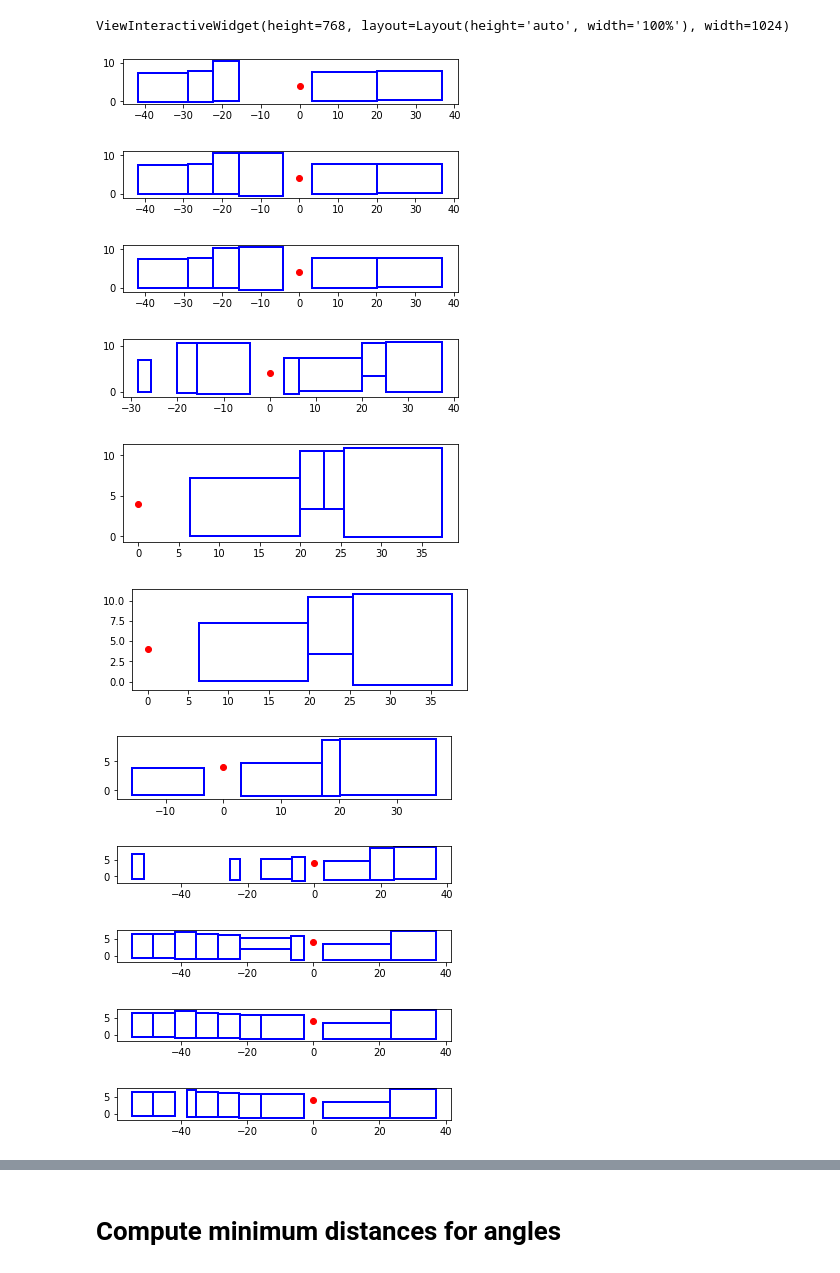
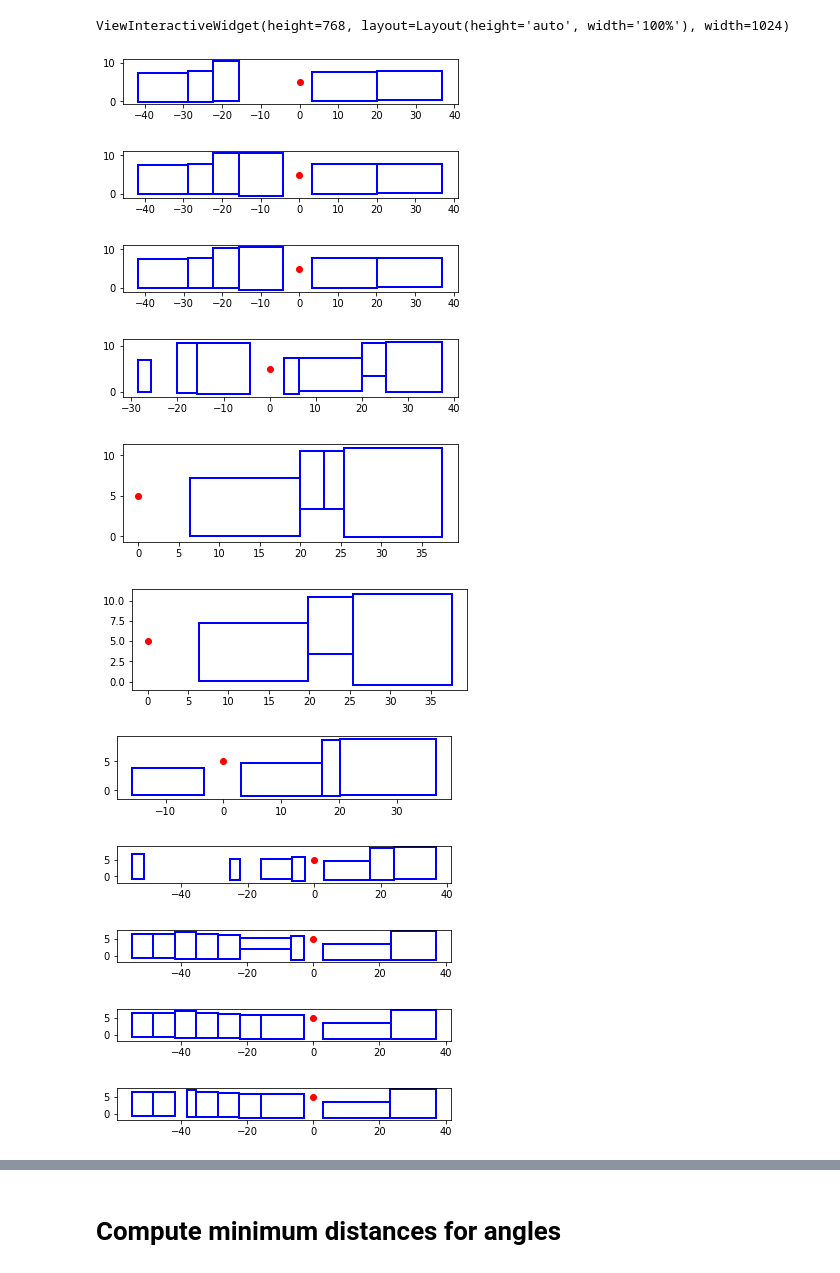
Before and after one commit to liberostelios/roads-storage, a Jupyter notebook: widths-ken.ipynb, the cells around one changed output, grey strips where cells are left out. Cells and saved outputs as stored; diff of their text form; code cells hidden in the pictures.

```diff
--- a/widths-ken.ipynb
+++ b/widths-ken.ipynb
@@ -229,28 +229,28 @@ p.show()
 ViewInteractiveWidget(height=768, layout=Layout(height='auto', width='100%'), width=1024)
 # %%
 figure = 1
-view_height = 4.0 # how high the viewpoint is
+view_height = 5.0 # how high the viewpoint is
 
 for road_id in list(roads)[50:51]: # nice example road
     for road_slice in roads[road_id]["slices_2d"]:
         plt.figure(figure)
         figure += 1
         for i in range(int(len(road_slice.lines)/3)):
             line_start = road_slice.points[road_slice.lines[3*i+1]]
             line_end = road_slice.points[road_slice.lines[3*i+2]]
             plt.plot([line_start[0], line_end[0]], [line_start[2], line_end[2]],
                      'b-', lw=2)
         plt.plot(0.0, view_height, 'ro')
         plt.axis('scaled')
         plt.show()
 # %% [output]
-[figure, old version]
+[figure, new version]
 [figure]
 [figure]
-[figure, old version]
+[figure, new version]
-[figure, old version]
+[figure, new version]
-[figure, old version]
+[figure, new version]
-[figure, old version]
+[figure, new version]
 [figure]
 [figure]
 [figure]
```
Also changed, not shown: parts of 3 cells of this notebook.
